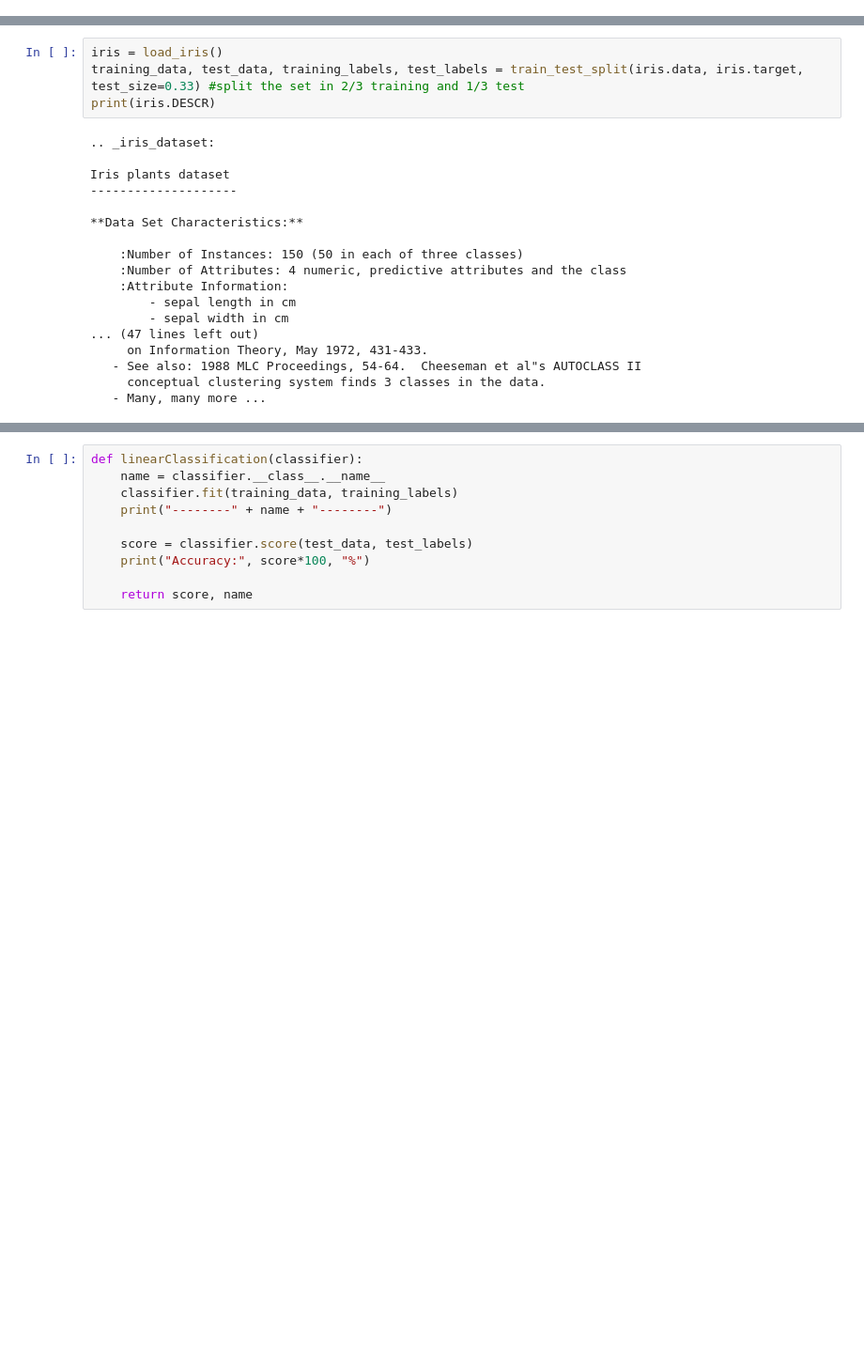
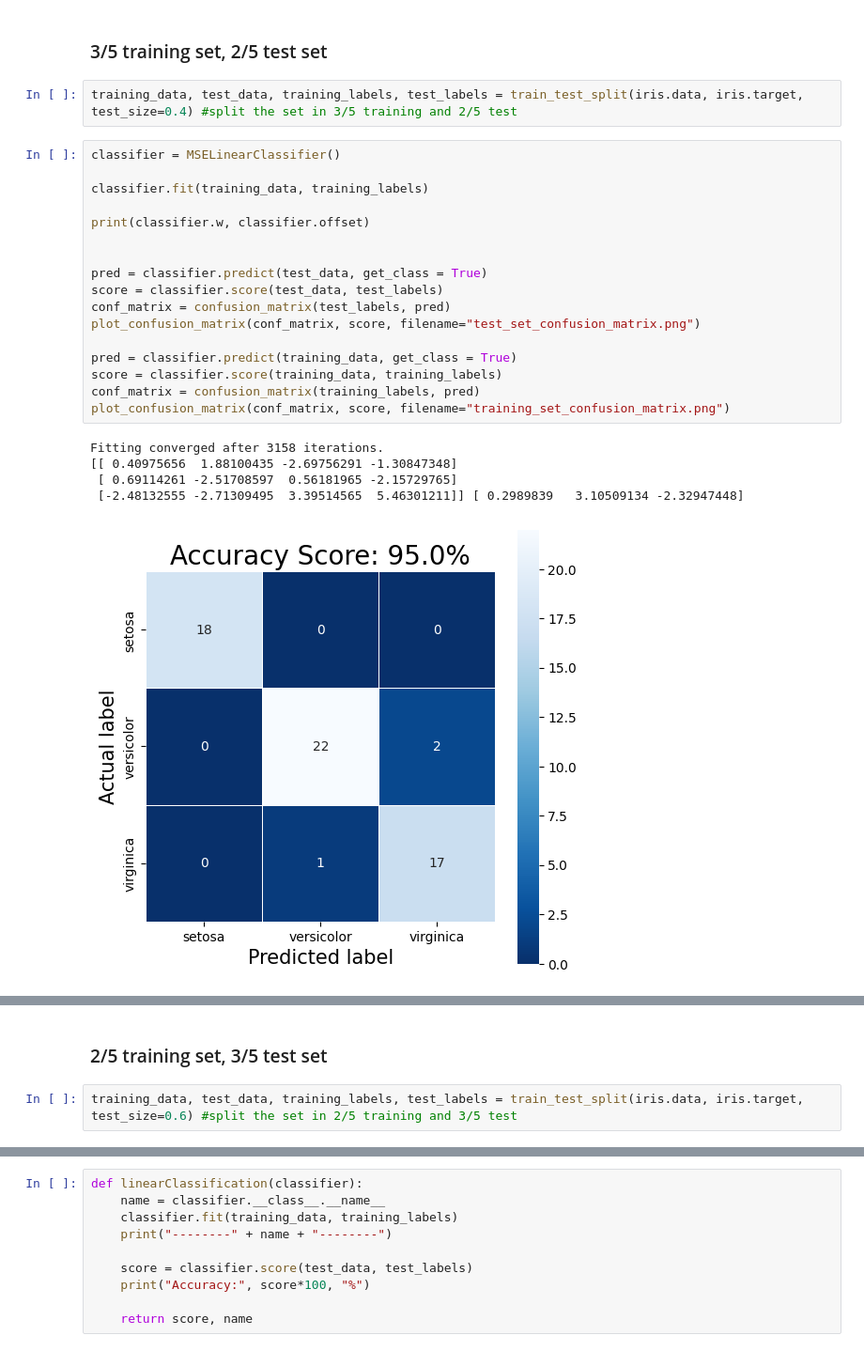
Before and after one commit to jonkor29/TTT4275-classification-project, a Jupyter notebook: iris.ipynb, the cells around one changed output, grey strips where cells are left out. Shown at 94% size. Drawn from its saved outputs; the diff is of its cells as text; blank space fills up the shorter version.

```diff
--- a/iris.ipynb
+++ b/iris.ipynb
@@ -8,0 +146,27 @@ from sklearn.metrics import confusion_matrix
+# %% [markdown]
+### 3/5 training set, 2/5 test set
+# %%
+training_data, test_data, training_labels, test_labels = train_test_split(iris.data, iris.target, test_size=0.4) #split the set in 3/5 training and 2/5 test
+# %%
+classifier = MSELinearClassifier()
+
+classifier.fit(training_data, training_labels)
+
+print(classifier.w, classifier.offset)
+
+
+pred = classifier.predict(test_data, get_class = True)
+score = classifier.score(test_data, test_labels)
+conf_matrix = confusion_matrix(test_labels, pred)
+plot_confusion_matrix(conf_matrix, score, filename="test_set_confusion_matrix.png")
+
+pred = classifier.predict(training_data, get_class = True)
+score = classifier.score(training_data, training_labels)
+conf_matrix = confusion_matrix(training_labels, pred)
+plot_confusion_matrix(conf_matrix, score, filename="training_set_confusion_matrix.png")
+# %% [output]
+Fitting converged after 3158 iterations.
+[[ 0.40975656  1.88100435 -2.69756291 -1.30847348]
+ [ 0.69114261 -2.51708597  0.56181965 -2.15729765]
+ [-2.48132555 -2.71309495  3.39514565  5.46301211]] [ 0.2989839   3.10509134 -2.32947448]
+[figure, added]
@@ -9,22 +174,4 @@ from sklearn.metrics import confusion_matrix
+# %% [markdown]
+### 2/5 training set, 3/5 test set
 # %%
-iris = load_iris()
-training_data, test_data, training_labels, test_labels = train_test_split(iris.data, iris.target, test_size=0.33) #split the set in 2/3 training and 1/3 test
-print(iris.DESCR)
+training_data, test_data, training_labels, test_labels = train_test_split(iris.data, iris.target, test_size=0.6) #split the set in 2/5 training and 3/5 test
-# %% [output]
-.. _iris_dataset:
-
-Iris plants dataset
---------------------
-
-**Data Set Characteristics:**
-
-    :Number of Instances: 150 (50 in each of three classes)
-    :Number of Attributes: 4 numeric, predictive attributes and the class
-    :Attribute Information:
-        - sepal length in cm
-        - sepal width in cm
-... (47 lines left out)
-     on Information Theory, May 1972, 431-433.
-   - See also: 1988 MLC Proceedings, 54-64.  Cheeseman et al"s AUTOCLASS II
-     conceptual clustering system finds 3 classes in the data.
-   - Many, many more ...
```
Also changed, not shown: parts of 33 cells of this notebook, 2 other files.
